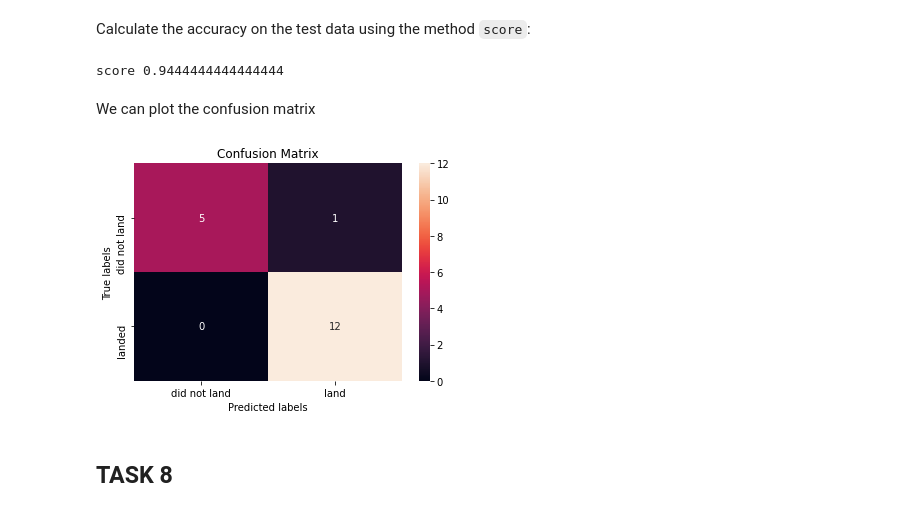
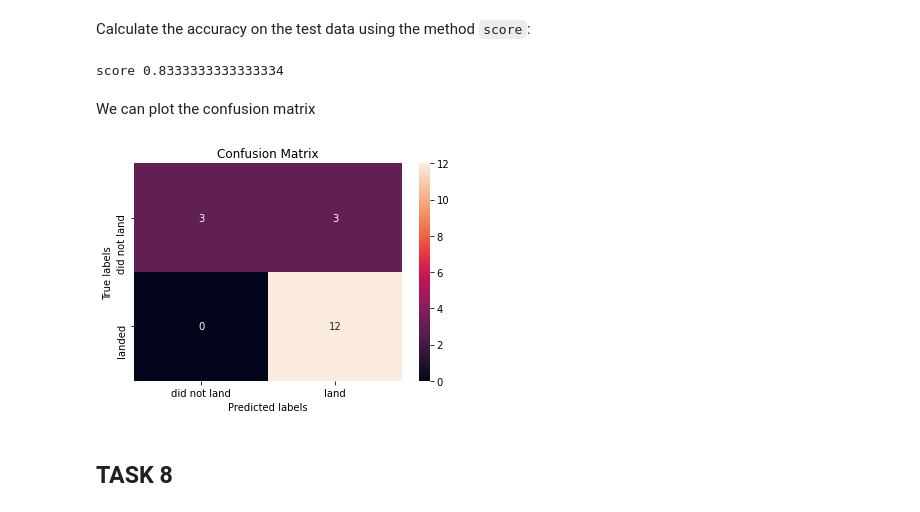
Before and after one commit to idanes-edx/Data-Science-and-Machine-Learning-Capstone-Project, a Jupyter notebook: Complete the Machine Learning Prediction lab.ipynb, the cells around one changed output. Drawn from its saved outputs; the diff is of its cells as text; code cells hidden in the pictures.

```diff
--- a/Complete the Machine Learning Prediction lab.ipynb
+++ b/Complete the Machine Learning Prediction lab.ipynb
@@ -134,8 +134,9 @@ Standardize the data in <code>X</code> then reassign it to the variable  <code>X
 # students get this
 transform = preprocessing.StandardScaler()
 # %%
-X = transform.fit(X).transform(X)
+X = transform.fit_transform(X)
 print(X)
+print(X.mean())
 # %% [output]
 [[-1.71291154e+00 -1.94814463e-16 -6.53912840e-01 ... -8.35531692e-01
    1.93309133e+00 -1.93309133e+00]
@@ -201,10 +203,3 @@ accuracy : 0.8464285714285713
 ## TASK  5
 # %% [markdown]
 Calculate the accuracy on the test data using the method <code>score</code>:
-# %%
-logreg_test = LogisticRegression(C=0.01, penalty='l2', solver='lbfgs')
-
-logreg_test.fit(X_test,Y_test)
-
-logreg_test_score=logreg_test.score(X_test,Y_test)
-print("score",logreg_test_score)
@@ -249,22 +249,20 @@ accuracy : 0.8482142857142856
 ## TASK  7
 # %% [markdown]
 Calculate the accuracy on the test data using the method <code>score</code>:
-# %%
-svm_test = SVC(C=1.0, gamma=0.03162277660168379, kernel='sigmoid')
-
-svm_test.fit(X_test,Y_test)
-
-svm_test_score=svm_test.score(X_test,Y_test)
-print("score",svm_test_score)
-# %% [output]
-score 0.9444444444444444
+# %%
+svm_best=svm_cv.best_estimator_
+
+svm_score=svm_best.score(X_test,Y_test)
+print("score",svm_score)
+# %% [output]
+score 0.8333333333333334
 # %% [markdown]
 We can plot the confusion matrix
 # %%
-yhat_svm=svm_test.predict(X_test)
+yhat_svm=svm_best.predict(X_test)
 plot_confusion_matrix(Y_test,yhat_svm)
 # %% [output]
-[figure, old version]
+[figure, new version]
 # %% [markdown]
 ## TASK  8
 # %% [markdown]
```
Also changed, not shown: parts of 14 cells of this notebook.
